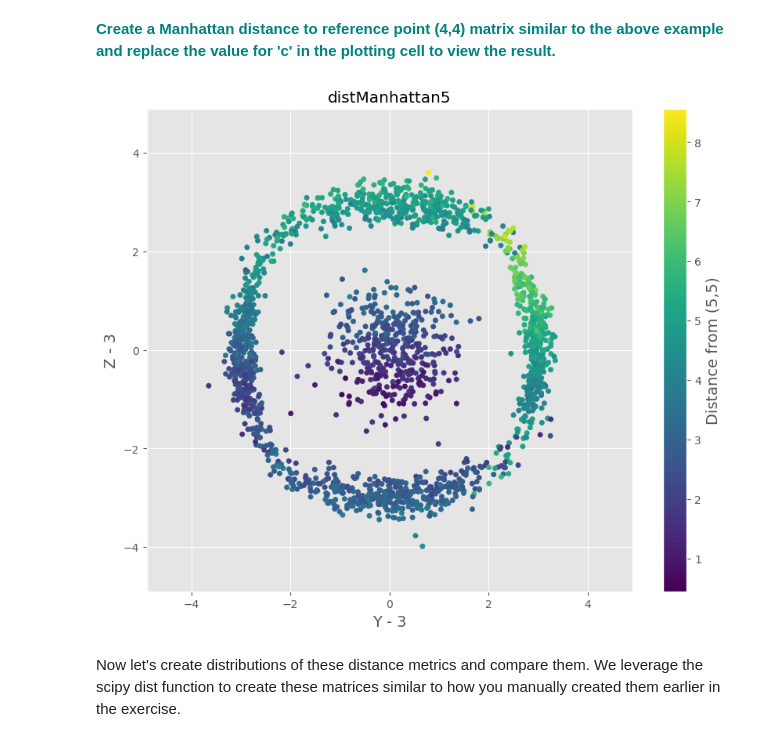
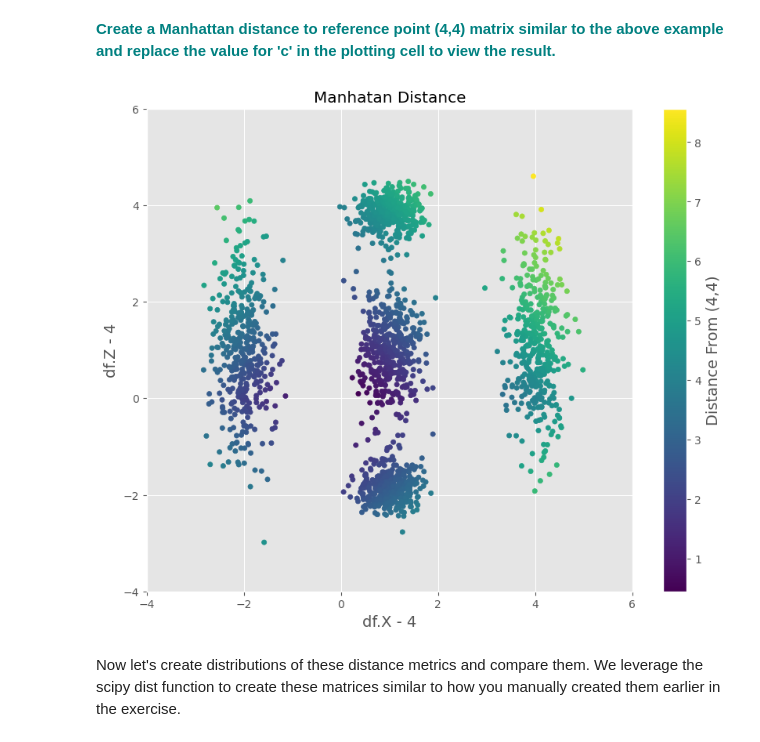
Before and after one commit to rehank1990/Springboard, a Jupyter notebook: Euclidean_and_Manhattan_Distances_Case_Study_Rehan.ipynb, the cells around one changed output. Cells and saved outputs as stored; diff of their text form; code cells hidden in the pictures.

```diff
--- a/Euclidean_and_Manhattan_Distances_Case_Study_Rehan.ipynb
+++ b/Euclidean_and_Manhattan_Distances_Case_Study_Rehan.ipynb
@@ -94,18 +94,18 @@ distManhattan = np.abs(df.X - 5) + np.abs(df.Z - 5)
 # %%
 distManhattan_4 = np.abs(df.X - 4) + np.abs(df.Z - 4)
 
 figEuclid = plt.figure(figsize=[10,8])
 
-plt.scatter(df.Y - 5, df.Z-5, c=distManhattan_4, s=20)
-plt.ylim([-4.9,4.9])
-plt.xlim([-4.9,4.9])
-plt.xlabel('Y - 3', size=14)
-plt.ylabel('Z - 3', size=14)
-plt.title('distManhattan5')
+plt.scatter(df.X-4, df.Z-4, c=distManhattan_4, s=20)
+plt.xlim(-4, 6)
+plt.ylim(-4, 6)
+plt.title('Manhatan Distance')
+plt.xlabel('df.X - 4', size=14)
+plt.ylabel('df.Z - 4', size=14)
 cb = plt.colorbar()
-cb.set_label('Distance from (5,5)', size=14)
+cb.set_label('Distance From (4,4)', size=14)
 # %% [output]
-[figure, old version]
+[figure, new version]
 # %% [markdown]
 Now let's create distributions of these distance metrics and compare them. We leverage the scipy dist function to create these matrices similar to how you manually created them earlier in the exercise.
 # %%
```
Also changed, not shown: 1 other file.
